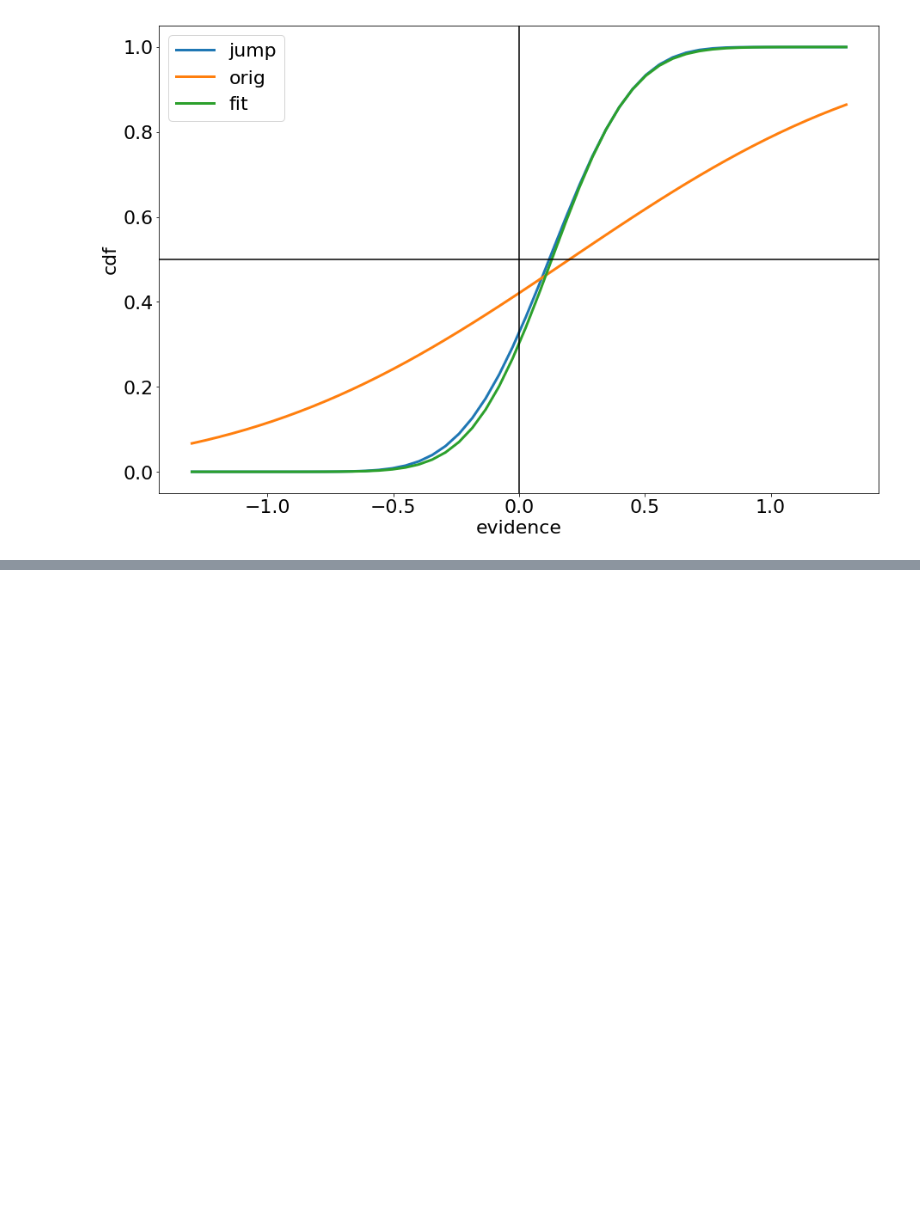
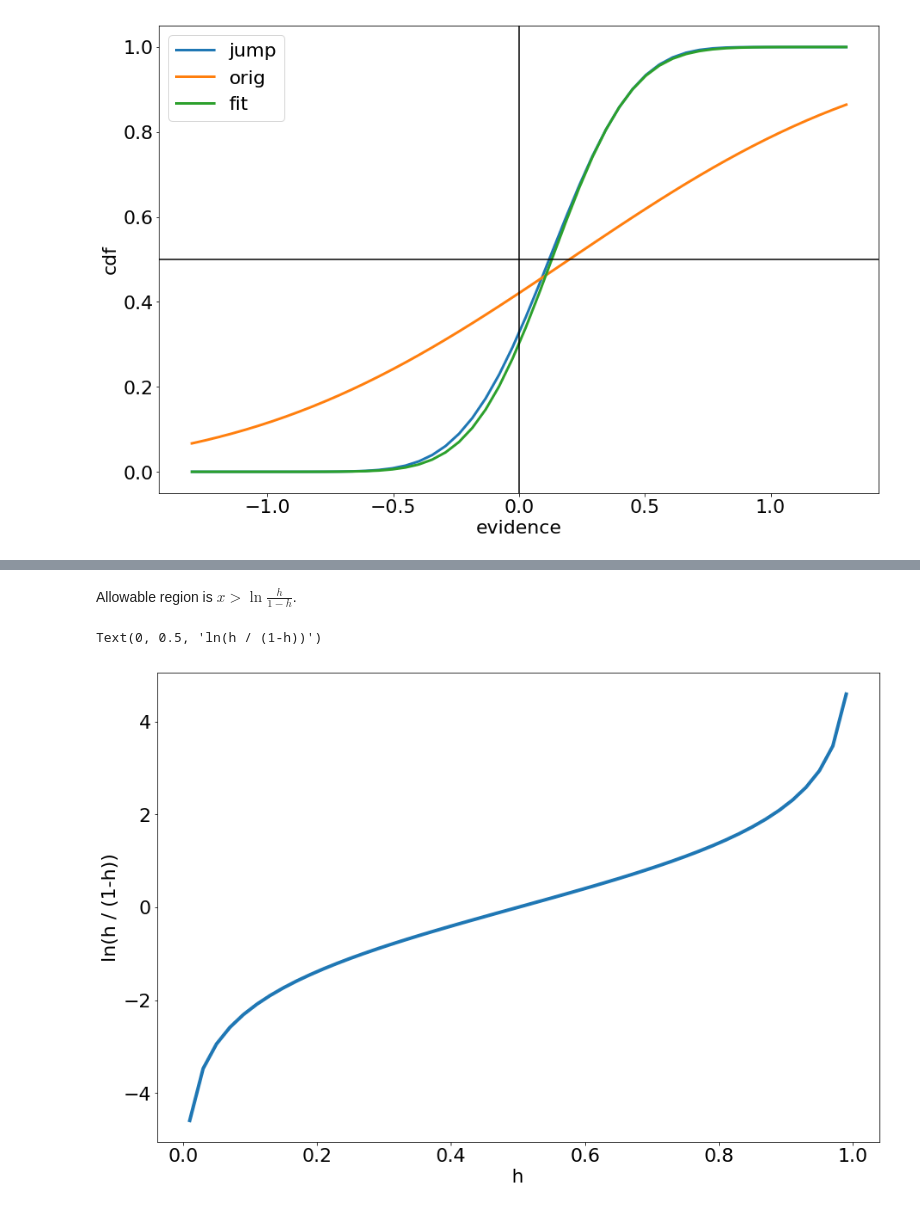
Before and after one commit to TheGoldLab/Analysis_SingleCP_DotsReversal, a Jupyter notebook: Jupyter/P_Correct_DDM.ipynb, the cells around one changed output, grey strips where cells are left out. Saved outputs shown, nothing was run; the diff lists cells and outputs as text; code cells hidden in the pictures; blank space fills up the shorter version.

```diff
--- a/Jupyter/P_Correct_DDM.ipynb
+++ b/Jupyter/P_Correct_DDM.ipynb
@@ -111,0 +124,14 @@ plt.ylabel('cdf');
+# %% [markdown]
+Allowable region is $x>\ln\frac{h}{1-h}$.
+# %%
+fig = plt.figure(figsize=(15,10))
+plt.rcParams.update({'font.size': 22})
+
+h = np.linspace(.01,.99)
+y = np.log(h / (1-h))
+plt.plot(h,y, linewidth=4)
+plt.xlabel('h')
+plt.ylabel('ln(h / (1-h))')
+# %% [output]
+Text(0, 0.5, 'ln(h / (1-h))')
+[figure, added]
```
Also changed, not shown: parts of 2 cells of this notebook.
